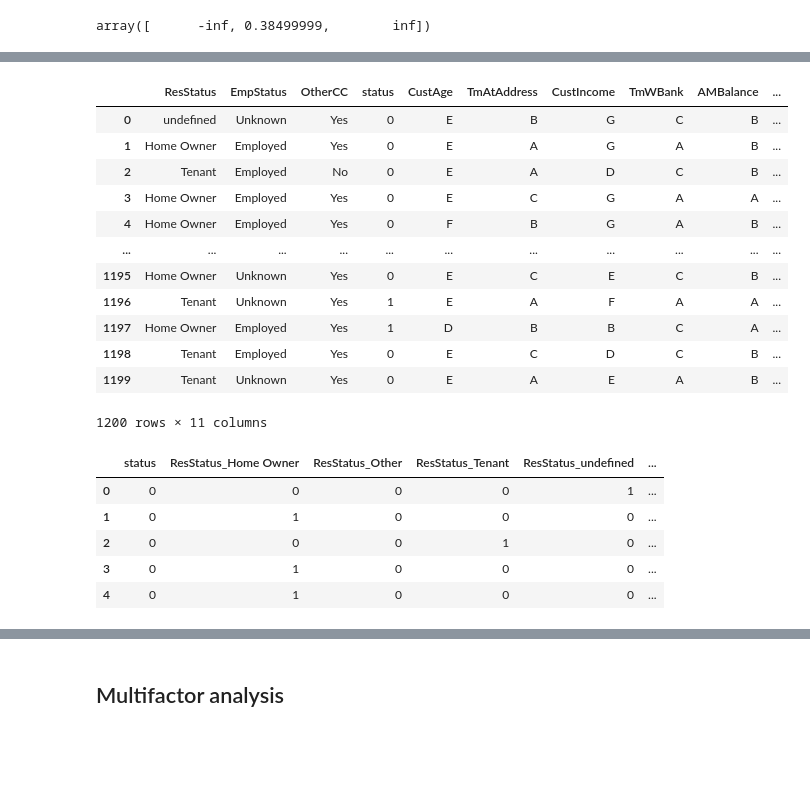
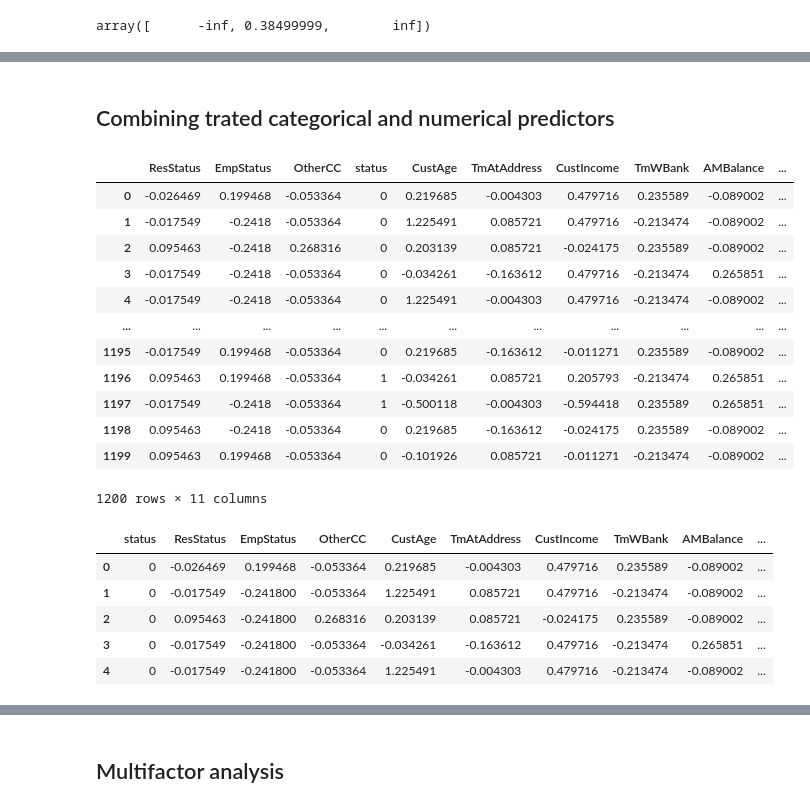
Before and after one commit to rderakhshan/Credit-Scorecard-Modelling, a Jupyter notebook: Credit Scorecard Modelling.ipynb, the cells around one changed output, grey strips where cells are left out. Cells and saved outputs as stored; diff of their text form; code cells hidden in the pictures; blank space fills up the shorter version.

```diff
--- a/Credit Scorecard Modelling.ipynb
+++ b/Credit Scorecard Modelling.ipynb
@@ -769,3 +820,6 @@ Scaled_WoE
 | 3 | ResStatus_Tenant | 0.095463 | 10.000000 |
 | 0 | EmpStatus_Employed | -0.241800 | 0.000000 |
 | 1 | EmpStatus_Unknown | 0.199468 | 10.000000 |
+# %%
+WoEdata_categorical = WoEData(WoEdata_categorical, 'EmpStatus', df_EmpStatus[['EmpStatus', 'WoE']])
+WoEdata_categorical
@@ -778,3 +846,6 @@ df_OtherCC
 | 0 | Yes | 1009 | 0.319128 | 0.840833 | 322.0 | 687.0 | 0.811083 | 0.855542 | -0.053364 | ... |
 | 1 | No | 191 | 0.392670 | 0.159167 | 75.0 | 116.0 | 0.188917 | 0.144458 | 0.268316 | ... |
 [figure]
+# %%
+WoEdata_categorical = WoEData(WoEdata_categorical, 'OtherCC', df_OtherCC[['OtherCC', 'WoE']])
+WoEdata_categorical
@@ -1339,7 +1530,8 @@ Scaled_WoE.sort_values(by = 'Var_name', ).reset_index( drop = True)
 # %%
 # Labeling each bucket elements with a symbol which makes it easier to convert for
 # dummy variable forms to be used in the regression model.
-Data  = kategorizer(numerical, 'UtilRate', bins)
+Data                 = kategorizer(numerical, 'UtilRate', bins)
+Data['UtilRate']  = Data[['UtilRate']].apply(lambda x: x.astype('object'))
 Data
 # %% [output]
 |  | CustAge | TmAtAddress | CustIncome | TmWBank | AMBalance | UtilRate | status |
@@ -1359,0 +1550,6 @@ Data
+# %%
+x                 = optb.binning_table.build()
+x                 = kategorizer_label(x)
+dummy_UtilRate    = x[['Var_name', 'WoE']]
+WoEdata_numerical = WoEData_numerical(Data, 'UtilRate', dummy_UtilRate[['Var_name', 'WoE']], 'Var_name')
+WoEdata_numerical
@@ -1360,37 +1570,40 @@ Data
+# %% [markdown]
+## Combining trated categorical and numerical predictors
 # %%
-processed_data = pd.concat([categorical, numerical], axis = 1)
+processed_data = pd.concat([WoEdata_categorical, WoEdata_numerical], axis = 1)
 processed_data
 # %% [output]
 |  | ResStatus | EmpStatus | OtherCC | status | CustAge | TmAtAddress | CustIncome | TmWBank | AMBalance | ... |
-| 0 | undefined | Unknown | Yes | 0 | E | B | G | C | B | ... |
-| 1 | Home Owner | Employed | Yes | 0 | E | A | G | A | B | ... |
-| 2 | Tenant | Employed | No | 0 | E | A | D | C | B | ... |
-| 3 | Home Owner | Employed | Yes | 0 | E | C | G | A | A | ... |
-| 4 | Home Owner | Employed | Yes | 0 | F | B | G | A | B | ... |
+| 0 | -0.026469 | 0.199468 | -0.053364 | 0 | 0.219685 | -0.004303 | 0.479716 | 0.235589 | -0.089002 | ... |
+| 1 | -0.017549 | -0.2418 | -0.053364 | 0 | 1.225491 | 0.085721 | 0.479716 | -0.213474 | -0.089002 | ... |
+| 2 | 0.095463 | -0.2418 | 0.268316 | 0 | 0.203139 | 0.085721 | -0.024175 | 0.235589 | -0.089002 | ... |
+| 3 | -0.017549 | -0.2418 | -0.053364 | 0 | -0.034261 | -0.163612 | 0.479716 | -0.213474 | 0.265851 | ... |
+| 4 | -0.017549 | -0.2418 | -0.053364 | 0 | 1.225491 | -0.004303 | 0.479716 | -0.213474 | -0.089002 | ... |
 | ... | ... | ... | ... | ... | ... | ... | ... | ... | ... | ... |
-| 1195 | Home Owner | Unknown | Yes | 0 | E | C | E | C | B | ... |
-| 1196 | Tenant | Unknown | Yes | 1 | E | A | F | A | A | ... |
-| 1197 | Home Owner | Employed | Yes | 1 | D | B | B | C | A | ... |
-| 1198 | Tenant | Employed | Yes | 0 | E | C | D | C | B | ... |
-| 1199 | Tenant | Unknown | Yes | 0 | E | A | E | A | B | ... |
+| 1195 | -0.017549 | 0.199468 | -0.053364 | 0 | 0.219685 | -0.163612 | -0.011271 | 0.235589 | -0.089002 | ... |
+| 1196 | 0.095463 | 0.199468 | -0.053364 | 1 | -0.034261 | 0.085721 | 0.205793 | -0.213474 | 0.265851 | ... |
+| 1197 | -0.017549 | -0.2418 | -0.053364 | 1 | -0.500118 | -0.004303 | -0.594418 | 0.235589 | 0.265851 | ... |
+| 1198 | 0.095463 | -0.2418 | -0.053364 | 0 | 0.219685 | -0.163612 | -0.024175 | 0.235589 | -0.089002 | ... |
+| 1199 | 0.095463 | 0.199468 | -0.053364 | 0 | -0.101926 | 0.085721 | -0.011271 | -0.213474 | -0.089002 | ... |
 1200 rows × 11 columns
 # %%
 # List of final selected features to be incorporated into final model
 features_list = ['ResStatus', 'EmpStatus', 'OtherCC',  'CustAge', 'TmAtAddress',\
-                 'CustIncome','TmWBank',   'AMBalance','UtilRate',]
+                  'CustIncome','TmWBank',   'AMBalance','UtilRate',]
 
 df_log = Data[['status',]]
 
 for col in features_list:
-    dummies = pd.get_dummies(processed_data[[col]], drop_first = False)
-    df_log  = pd.concat([df_log, dummies], axis = 1)
+     dummies = pd.get_dummies(processed_data[[col]], drop_first = False)
+     processed_data[[col]] = processed_data[[col]].apply(lambda x: x.astype('float64'))
+     df_log  = pd.concat([df_log, processed_data[[col]]], axis = 1)
 
 df_log.head()
 # %% [output]
-|  | status | ResStatus_Home Owner | ResStatus_Other | ResStatus_Tenant | ResStatus_undefined | ... |
-| 0 | 0 | 0 | 0 | 0 | 1 | ... |
-| 1 | 0 | 1 | 0 | 0 | 0 | ... |
-| 2 | 0 | 0 | 0 | 1 | 0 | ... |
-| 3 | 0 | 1 | 0 | 0 | 0 | ... |
-| 4 | 0 | 1 | 0 | 0 | 0 | ... |
+|  | status | ResStatus | EmpStatus | OtherCC | CustAge | TmAtAddress | CustIncome | TmWBank | AMBalance | ... |
+| 0 | 0 | -0.026469 | 0.199468 | -0.053364 | 0.219685 | -0.004303 | 0.479716 | 0.235589 | -0.089002 | ... |
+| 1 | 0 | -0.017549 | -0.241800 | -0.053364 | 1.225491 | 0.085721 | 0.479716 | -0.213474 | -0.089002 | ... |
+| 2 | 0 | 0.095463 | -0.241800 | 0.268316 | 0.203139 | 0.085721 | -0.024175 | 0.235589 | -0.089002 | ... |
+| 3 | 0 | -0.017549 | -0.241800 | -0.053364 | -0.034261 | -0.163612 | 0.479716 | -0.213474 | 0.265851 | ... |
+| 4 | 0 | -0.017549 | -0.241800 | -0.053364 | 1.225491 | -0.004303 | 0.479716 | -0.213474 | -0.089002 | ... |
 # %%
```
Also changed, not shown: parts of 76 cells of this notebook.
